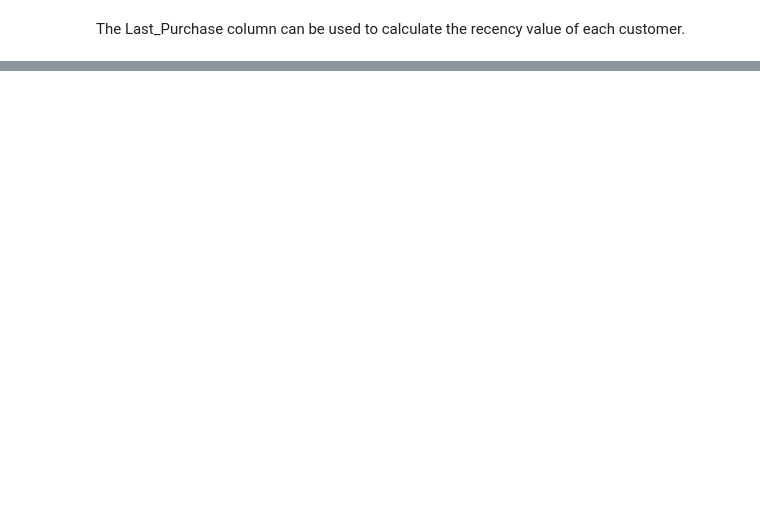
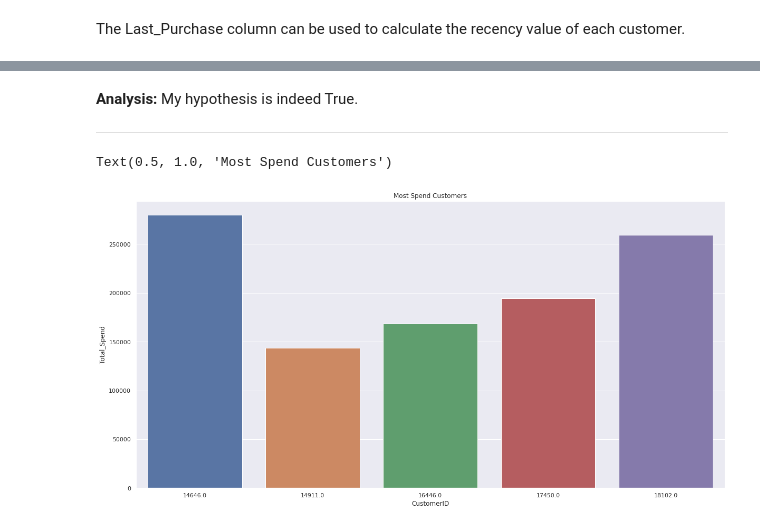
Before and after one commit to Shourya306/Online-Retail-Customer-Segmentation-Clustering, a Jupyter notebook: Online_Retail_Customer_Segmentation.ipynb, the cells around one changed output, grey strips where cells are left out. Drawn from its saved outputs; the diff is of its cells as text; code cells hidden in the pictures; blank space fills up the shorter version.

```diff
--- a/Online_Retail_Customer_Segmentation.ipynb
+++ b/Online_Retail_Customer_Segmentation.ipynb
@@ -228,0 +290,15 @@ The Last_Purchase column can be used to calculate the recency value of each cust
+# %% [markdown]
+**Analysis:** My hypothesis is indeed True.
+___________________________________________________________________
+# %%
+# Checking out the customer who spent the most money.
+
+most_spend_customer = retail_df.groupby('CustomerID')['Total_Price'].sum().reset_index()\
+                    .sort_values('Total_Price',ascending = False).head(5).rename(columns = {'Total_Price':'Total_Spend'})
+
+sns.barplot(x = most_spend_customer['CustomerID'], y = most_spend_customer['Total_Spend'],data = most_spend_customer)
+
+plt.title('Most Spend Customers')
+# %% [output]
+Text(0.5, 1.0, 'Most Spend Customers')
+[figure, added]
```
Also changed, not shown: parts of 12 cells of this notebook.
